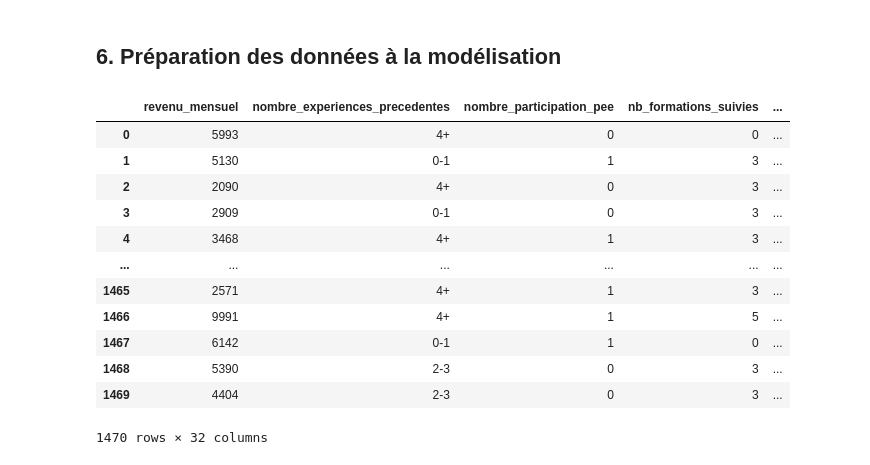
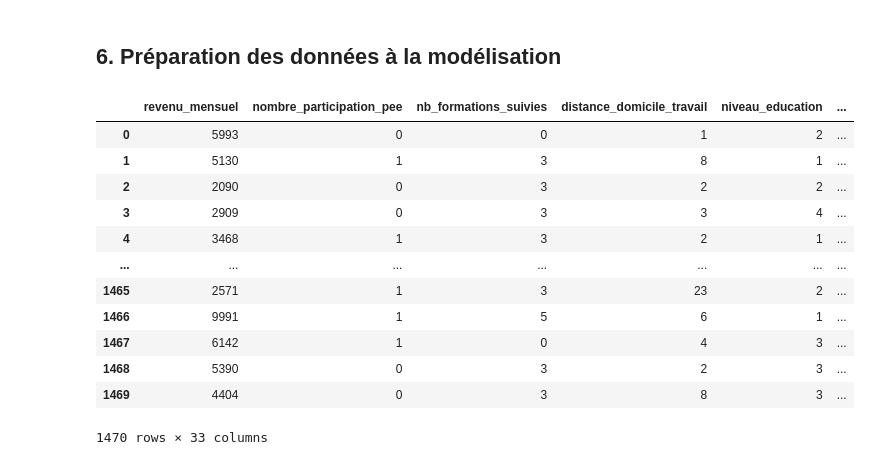
Before and after one commit to alxvnt/Projet4_AI, a Jupyter notebook: notebooks/Analyse_exploratoire.ipynb, the cells around one changed output. Cells and saved outputs as stored; diff of their text form; code cells hidden in the pictures.

```diff
--- a/notebooks/Analyse_exploratoire.ipynb
+++ b/notebooks/Analyse_exploratoire.ipynb
@@ -491,46 +491,53 @@ a_quitte_l_entreprise_onehot = pd.DataFrame(
 df = pd.concat([df, a_quitte_l_entreprise_onehot], axis=1)
 
 # One hot Encoding poste
 label_poste = (encoder.fit_transform(df[["poste"]]))
 poste_onehot = pd.DataFrame(
     data=label_poste,
     columns=encoder.get_feature_names_out()
 )
 df = pd.concat([df, poste_onehot], axis=1)
 
 # One hot Encoding domaine_etude
 label_domaine_etude = (encoder.fit_transform(df[["domaine_etude"]]))
 domaine_etude_onehot = pd.DataFrame(
     data=label_domaine_etude,
     columns=encoder.get_feature_names_out()
 )
 df = pd.concat([df, domaine_etude_onehot], axis=1)
 
 # One hot Encoding frequence_deplacement
 label_heure_supplementaires = (encoder.fit_transform(df[["heure_supplementaires"]]))
 heure_supplementaires_onehot = pd.DataFrame(
     data=label_heure_supplementaires,
     columns=encoder.get_feature_names_out()
 )
 df = pd.concat([df, heure_supplementaires_onehot], axis=1)
 
+# One hot Encoding nombre_experiences_precedentes
+label_nombre_experiences_precedentes = (encoder.fit_transform(df[["nombre_experiences_precedentes"]]))
+nombre_experiences_precedentes_onehot = pd.DataFrame(
+    data=label_nombre_experiences_precedentes,
+    columns=encoder.get_feature_names_out()
+)
+df = pd.concat([df, nombre_experiences_precedentes_onehot], axis=1)
 
 # On supprime ensuite les colonnes qui viennent d'être encodées
-df = df.drop(["statut_marital", "genre", "a_quitte_l_entreprise", "poste", "domaine_etude", "frequence_deplacement", "heure_supplementaires"], axis=1)
+df = df.drop(["statut_marital", "genre", "a_quitte_l_entreprise", "poste", "domaine_etude", "frequence_deplacement", "heure_supplementaires", "nombre_experiences_precedentes"], axis=1)
 display(df)
 # %% [output]
-|  | revenu_mensuel | nombre_experiences_precedentes | nombre_participation_pee | nb_formations_suivies | ... |
-| 0 | 5993 | 4+ | 0 | 0 | ... |
-| 1 | 5130 | 0-1 | 1 | 3 | ... |
-| 2 | 2090 | 4+ | 0 | 3 | ... |
-| 3 | 2909 | 0-1 | 0 | 3 | ... |
-| 4 | 3468 | 4+ | 1 | 3 | ... |
-| ... | ... | ... | ... | ... | ... |
-| 1465 | 2571 | 4+ | 1 | 3 | ... |
-| 1466 | 9991 | 4+ | 1 | 5 | ... |
-| 1467 | 6142 | 0-1 | 1 | 0 | ... |
-| 1468 | 5390 | 2-3 | 0 | 3 | ... |
-| 1469 | 4404 | 2-3 | 0 | 3 | ... |
+|  | revenu_mensuel | nombre_participation_pee | nb_formations_suivies | distance_domicile_travail | niveau_education | ... |
+| 0 | 5993 | 0 | 0 | 1 | 2 | ... |
+| 1 | 5130 | 1 | 3 | 8 | 1 | ... |
+| 2 | 2090 | 0 | 3 | 2 | 2 | ... |
+| 3 | 2909 | 0 | 3 | 3 | 4 | ... |
+| 4 | 3468 | 1 | 3 | 2 | 1 | ... |
+| ... | ... | ... | ... | ... | ... | ... |
+| 1465 | 2571 | 1 | 3 | 23 | 2 | ... |
+| 1466 | 9991 | 1 | 5 | 6 | 1 | ... |
+| 1467 | 6142 | 1 | 0 | 4 | 3 | ... |
+| 1468 | 5390 | 0 | 3 | 2 | 3 | ... |
+| 1469 | 4404 | 0 | 3 | 8 | 3 | ... |
-1470 rows × 32 columns
+1470 rows × 33 columns
 # %%
 df.to_csv("../data/processed/dataset_clean.csv", index=False)
```
